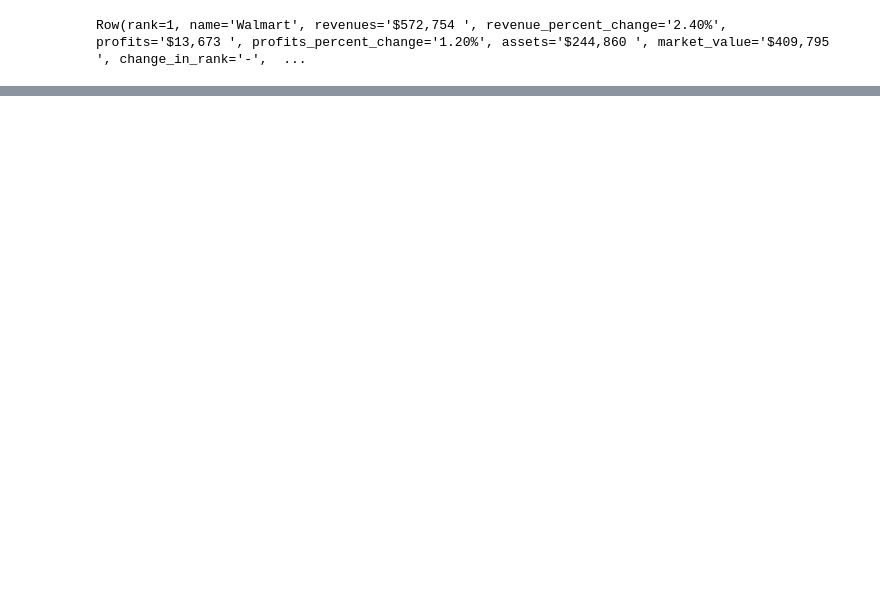
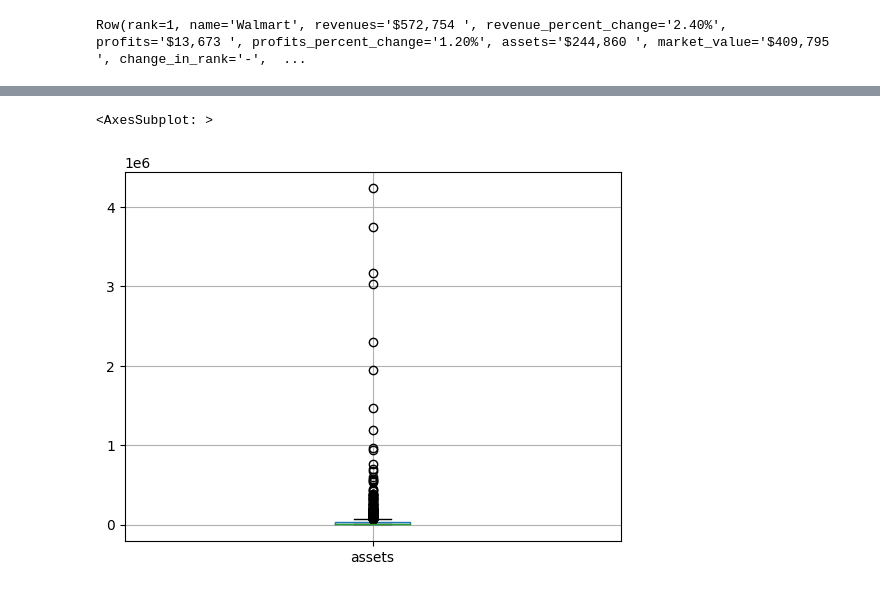
Before and after one commit to abzdel/databricks_cli, a Jupyter notebook: dblib/eda.ipynb, the cells around one changed output, grey strips where cells are left out. Saved outputs shown, nothing was run; the diff lists cells and outputs as text; code cells hidden in the pictures; blank space fills up the shorter version.

```diff
--- a/dblib/eda.ipynb
+++ b/dblib/eda.ipynb
@@ -40,0 +111,5 @@ Row(rank=1, name='Walmart', revenues='$572,754 ', revenue_percent_change='2.40%'
+# %%
+df[['assets']].boxplot()
+# %% [output]
+<AxesSubplot: >
+[figure, added]
```
Also changed, not shown: parts of 16 cells of this notebook, 1 other file.
